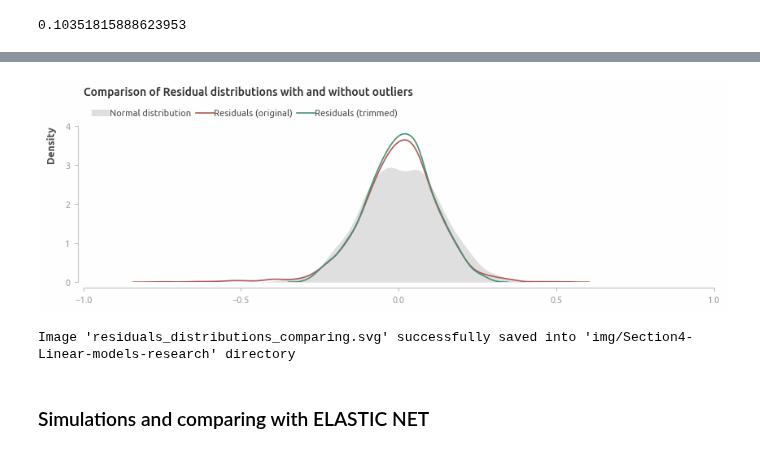
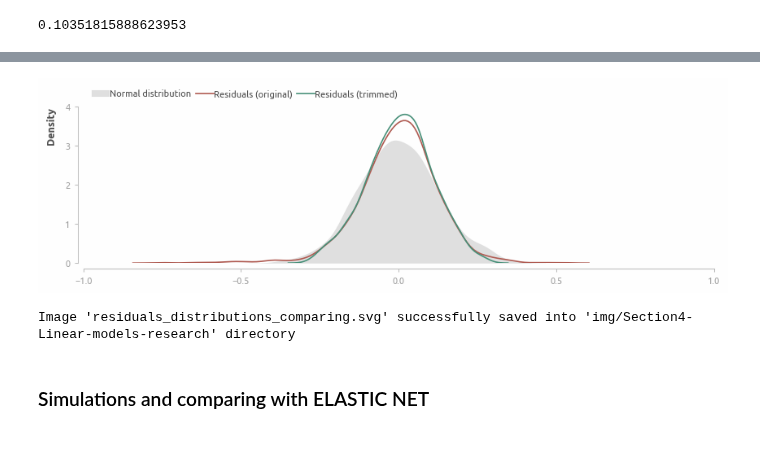
Before and after one commit to a-chasovsky/house-prices, a Jupyter notebook: Section4-Linear-models-research.ipynb, the cells around one changed output, grey strips where cells are left out. Saved outputs shown, nothing was run; the diff lists cells and outputs as text; code cells hidden in the pictures.

```diff
--- a/Section4-Linear-models-research.ipynb
+++ b/Section4-Linear-models-research.ipynb
@@ -689,20 +689,20 @@ kurtosis(pd.concat([
 # %%
 fig = plt.figure(figsize=(10, 2.5))
 
 sns.kdeplot(normal_dist, lw=0.01, fill=True, color=alpha_color(palette[0], 0.75), label='Normal distribution')
 sns.kdeplot(residuals_df['Residuals'], color=palette[1], label='Residuals (original)')
 sns.kdeplot(residuals_df_trimmed['Residuals trimmed'], color=palette[3], label='Residuals (trimmed)')
 
 plt.legend(**legend_inline, ncols=3)
-plt.title('Comparison of Residual distributions with and without outliers', **title_inline)
+# plt.title('Comparison of Residual distributions with and without outliers', **title_inline)
 axis_rstyle(x_ticks=(-1.0, 1.0, 0.5), y_ticks=(0, 4, 1))
 plt.grid(False)
 plt.xlabel(None)
 plt.show()
 
 savefig('residuals_distributions_comparing', dir_save)
 # %% [output]
-[figure, old version]
+[figure, new version]
 Image 'residuals_distributions_comparing.svg' successfully saved into 'img/Section4-Linear-models-research' directory
 # %% [markdown]
 ### Simulations and comparing with ELASTIC NET
```
Also changed, not shown: parts of 13 cells of this notebook, 12 other files.
